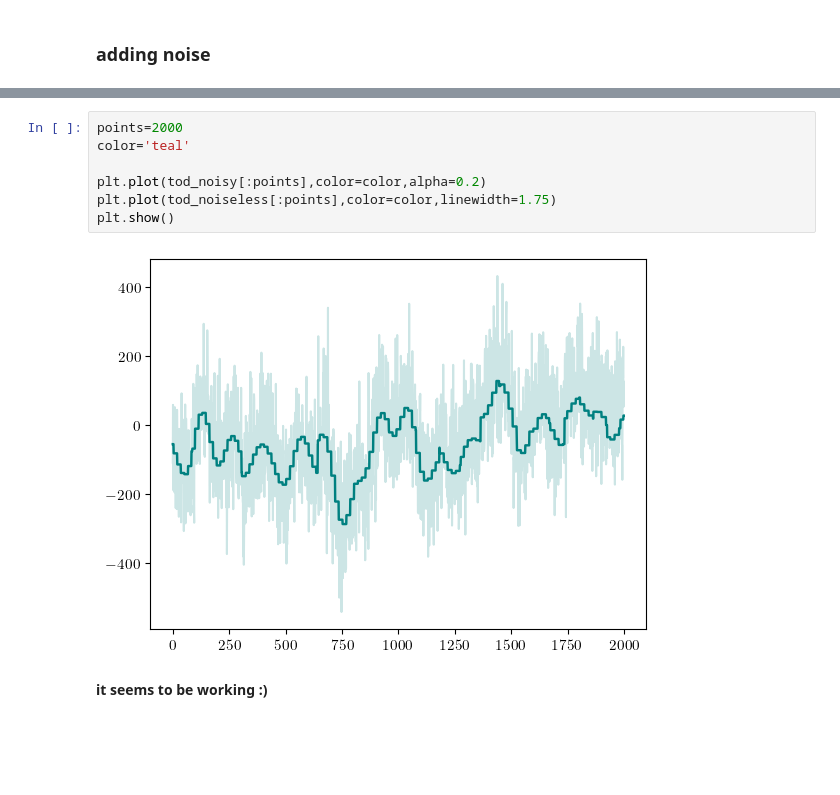
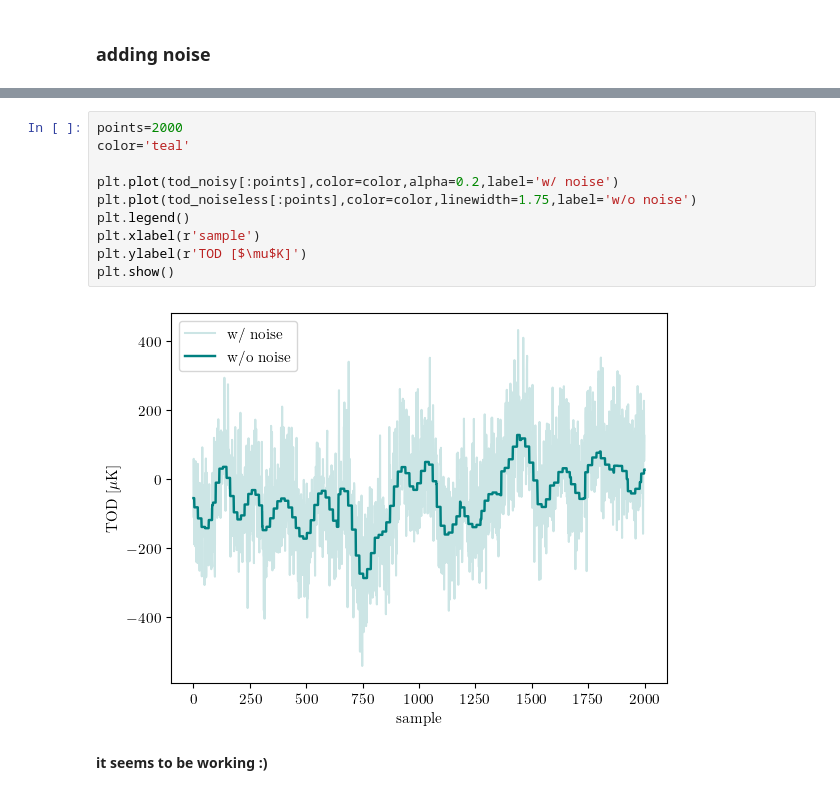
Before and after one commit to martamonelli/beamconv_again, a Jupyter notebook: notebooks/LiteBIRD-like.ipynb, the cells around one changed output, grey strips where cells are left out. Drawn from its saved outputs; the diff is of its cells as text; blank space fills up the shorter version.

```diff
--- a/notebooks/LiteBIRD-like.ipynb
+++ b/notebooks/LiteBIRD-like.ipynb
@@ -299,12 +297,15 @@ adding noise to TOD chunk
 # %%
 points=2000
 color='teal'
 
-plt.plot(tod_noisy[:points],color=color,alpha=0.2)
-plt.plot(tod_noiseless[:points],color=color,linewidth=1.75)
+plt.plot(tod_noisy[:points],color=color,alpha=0.2,label='w/ noise')
+plt.plot(tod_noiseless[:points],color=color,linewidth=1.75,label='w/o noise')
+plt.legend()
+plt.xlabel(r'sample')
+plt.ylabel(r'TOD [$\mu$K]')
 plt.show()
 # %% [output]
-[figure, old version]
+[figure, new version]
 # %% [markdown]
 <b>it seems to be working :)</b>
 # %%
```
Also changed, not shown: parts of 47 cells of this notebook, 2 other files.
